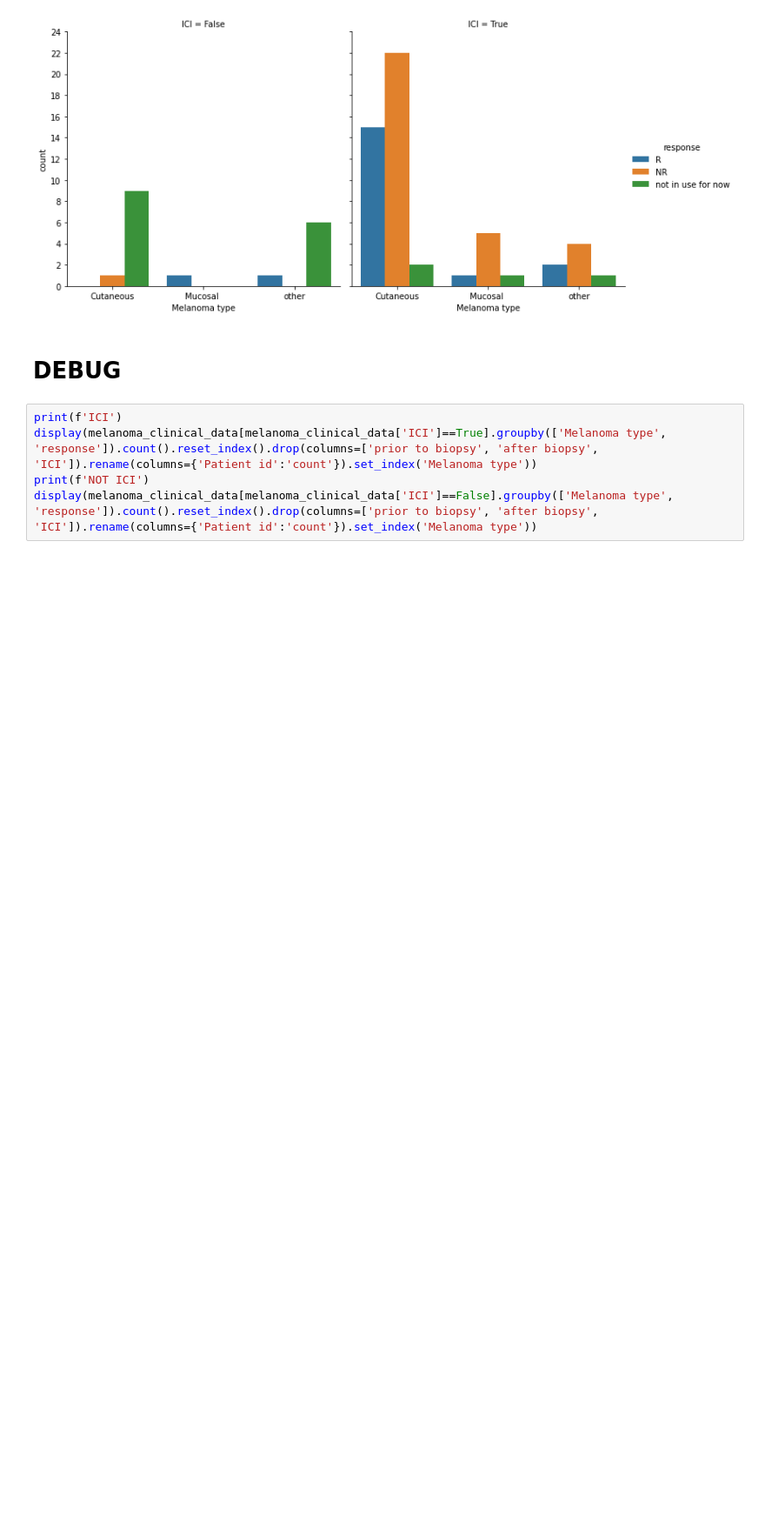
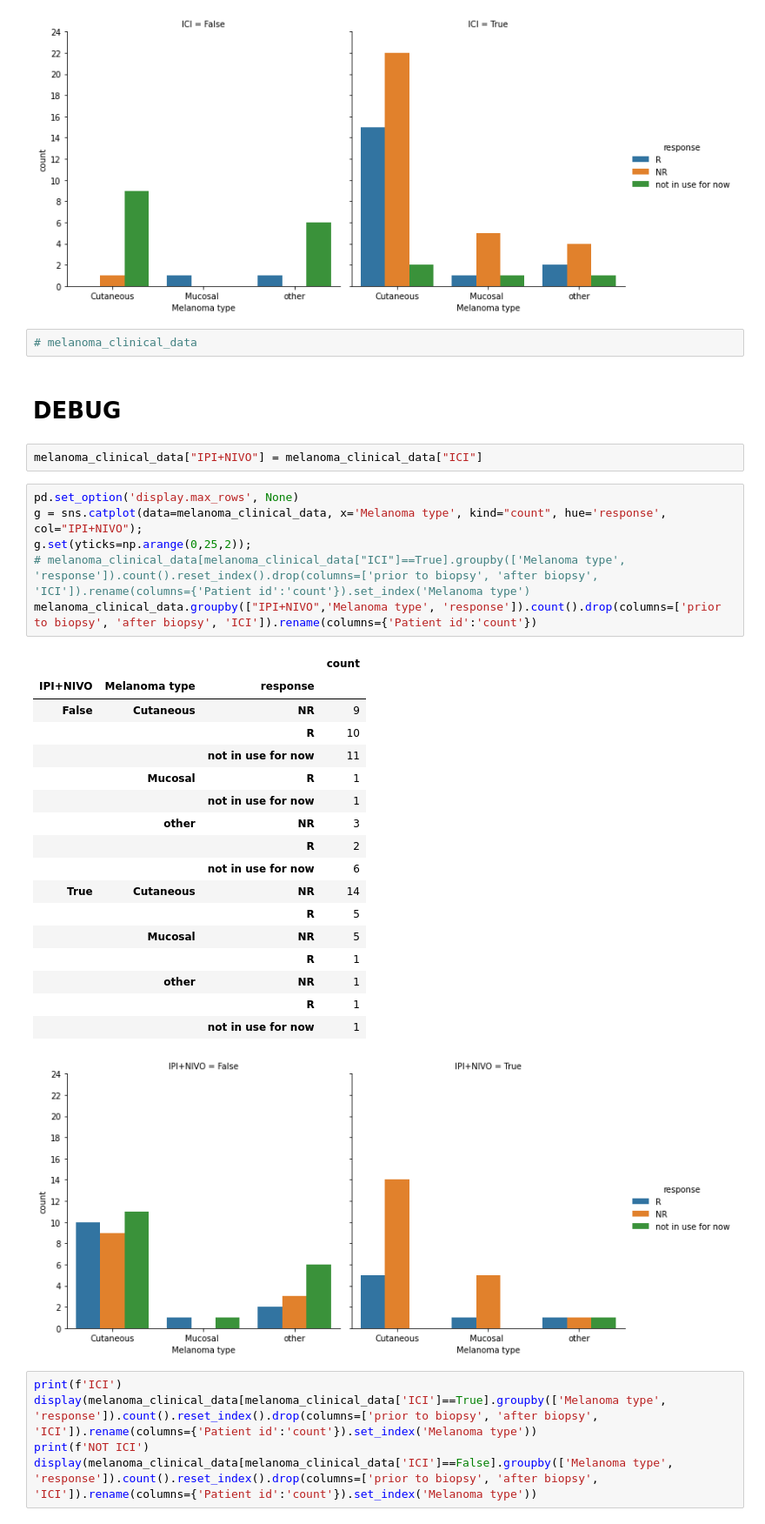
Before and after one commit to ItayShlosberg/classifying-response-to-immunotherapy, a Jupyter notebook: data_analysis/SERVER_NBS/RESPONSE_ANALYSIS/investigate_clinical_table.ipynb, the cells around one changed output. Shown: that part at 87% size. Cells and saved outputs as stored; diff of their text form; blank space fills up the shorter version.

```diff
--- a/data_analysis/SERVER_NBS/RESPONSE_ANALYSIS/investigate_clinical_table.ipynb
+++ b/data_analysis/SERVER_NBS/RESPONSE_ANALYSIS/investigate_clinical_table.ipynb
@@ -169,8 +169,37 @@ melanoma_clinical_data.groupby(['ICI','Melanoma type', 'response']).count().drop
 |  |  | R | 2 |
 |  |  | not in use for now | 1 |
 [figure]
+# %%
+# melanoma_clinical_data
 # %% [markdown]
 # DEBUG
+# %%
+melanoma_clinical_data["IPI+NIVO"] = melanoma_clinical_data["ICI"]
+# %%
+pd.set_option('display.max_rows', None)
+g = sns.catplot(data=melanoma_clinical_data, x='Melanoma type', kind="count", hue='response', col="IPI+NIVO");
+g.set(yticks=np.arange(0,25,2));
+# melanoma_clinical_data[melanoma_clinical_data["ICI"]==True].groupby(['Melanoma type', 'response']).count().reset_index().drop(columns=['prior to biopsy', 'after biopsy', 'ICI']).rename(columns={'Patient id':'count'}).set_index('Melanoma type')
+melanoma_clinical_data.groupby(["IPI+NIVO",'Melanoma type', 'response']).count().drop(columns=['prior to biopsy', 'after biopsy', 'ICI']).rename(columns={'Patient id':'count'})
+# %% [output]
+|  |  |  | count |
+| IPI+NIVO | Melanoma type | response |  |
+| False | Cutaneous | NR | 9 |
+|  |  | R | 10 |
+|  |  | not in use for now | 11 |
+|  | Mucosal | R | 1 |
+|  |  | not in use for now | 1 |
+|  | other | NR | 3 |
+|  |  | R | 2 |
+|  |  | not in use for now | 6 |
+| True | Cutaneous | NR | 14 |
+|  |  | R | 5 |
+|  | Mucosal | NR | 5 |
+|  |  | R | 1 |
+|  | other | NR | 1 |
+|  |  | R | 1 |
+|  |  | not in use for now | 1 |
+[figure, added]
 # %%
 print(f'ICI')
 display(melanoma_clinical_data[melanoma_clinical_data['ICI']==True].groupby(['Melanoma type', 'response']).count().reset_index().drop(columns=['prior to biopsy', 'after biopsy', 'ICI']).rename(columns={'Patient id':'count'}).set_index('Melanoma type'))
```
Also changed, not shown: 10 other files.
